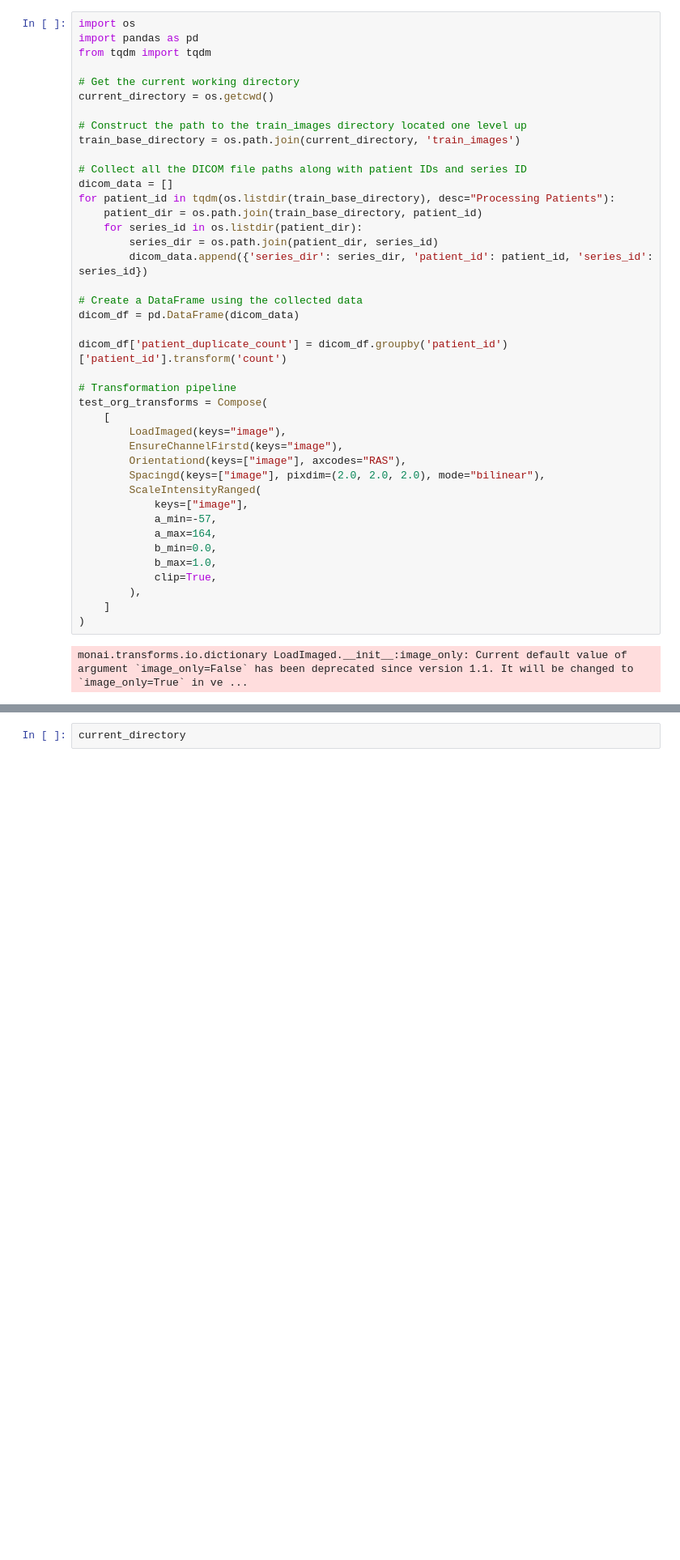
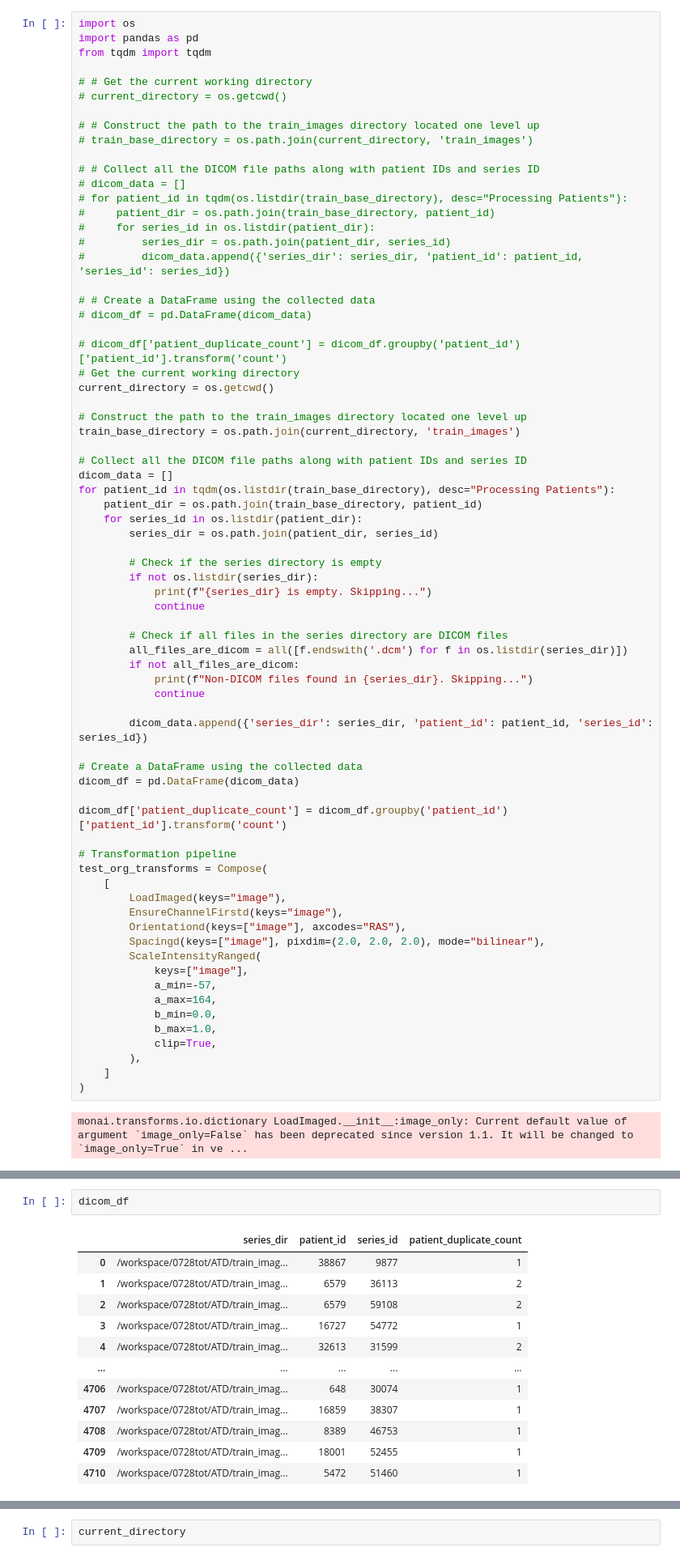
Before and after one commit to dominusoctane/atd, a Jupyter notebook: Untitled7.ipynb, the cells around one changed output, grey strips where cells are left out. Shown: that part at 81% size. Cells and saved outputs as stored; diff of their text form; blank space fills up the shorter version.

```diff
--- a/Untitled7.ipynb
+++ b/Untitled7.ipynb
@@ -644,6 +660,24 @@ import os
 import pandas as pd
 from tqdm import tqdm
 
+# # Get the current working directory
+# current_directory = os.getcwd()
+
+# # Construct the path to the train_images directory located one level up
+# train_base_directory = os.path.join(current_directory, 'train_images')
+
+# # Collect all the DICOM file paths along with patient IDs and series ID
+# dicom_data = []
+# for patient_id in tqdm(os.listdir(train_base_directory), desc="Processing Patients"):
+#     patient_dir = os.path.join(train_base_directory, patient_id)
+#     for series_id in os.listdir(patient_dir):
+#         series_dir = os.path.join(patient_dir, series_id)
+#         dicom_data.append({'series_dir': series_dir, 'patient_id': patient_id, 'series_id': series_id})
+
+# # Create a DataFrame using the collected data
+# dicom_df = pd.DataFrame(dicom_data)
+
+# dicom_df['patient_duplicate_count'] = dicom_df.groupby('patient_id')['patient_id'].transform('count')
 # Get the current working directory
 current_directory = os.getcwd()
 
@@ -656,6 +690,18 @@ for patient_id in tqdm(os.listdir(train_base_directory), desc="Processing Patien
     patient_dir = os.path.join(train_base_directory, patient_id)
     for series_id in os.listdir(patient_dir):
         series_dir = os.path.join(patient_dir, series_id)
+
+        # Check if the series directory is empty
+        if not os.listdir(series_dir):
+            print(f"{series_dir} is empty. Skipping...")
+            continue
+
+        # Check if all files in the series directory are DICOM files
+        all_files_are_dicom = all([f.endswith('.dcm') for f in os.listdir(series_dir)])
+        if not all_files_are_dicom:
+            print(f"Non-DICOM files found in {series_dir}. Skipping...")
+            continue
+
         dicom_data.append({'series_dir': series_dir, 'patient_id': patient_id, 'series_id': series_id})
 
 # Create a DataFrame using the collected data
@@ -848,3 +894,18 @@ def sample_patient_volume(folder, depth_downsample_rate=None, lw_downsample_rate
         volume = zoom(volume, (z_zoom_factor, 1, 1), order=1)  # order=1 for bilinear interpolation
 
     return volume
+# %%
+dicom_df
+# %% [output]
+|  | series_dir | patient_id | series_id | patient_duplicate_count |
+| 0 | /workspace/0728tot/ATD/train_imag... | 38867 | 9877 | 1 |
+| 1 | /workspace/0728tot/ATD/train_imag... | 6579 | 36113 | 2 |
+| 2 | /workspace/0728tot/ATD/train_imag... | 6579 | 59108 | 2 |
+| 3 | /workspace/0728tot/ATD/train_imag... | 16727 | 54772 | 1 |
+| 4 | /workspace/0728tot/ATD/train_imag... | 32613 | 31599 | 2 |
+| ... | ... | ... | ... | ... |
+| 4706 | /workspace/0728tot/ATD/train_imag... | 648 | 30074 | 1 |
+| 4707 | /workspace/0728tot/ATD/train_imag... | 16859 | 38307 | 1 |
+| 4708 | /workspace/0728tot/ATD/train_imag... | 8389 | 46753 | 1 |
+| 4709 | /workspace/0728tot/ATD/train_imag... | 18001 | 52455 | 1 |
+| 4710 | /workspace/0728tot/ATD/train_imag... | 5472 | 51460 | 1 |
```
Also changed, not shown: parts of 18 cells of this notebook.
